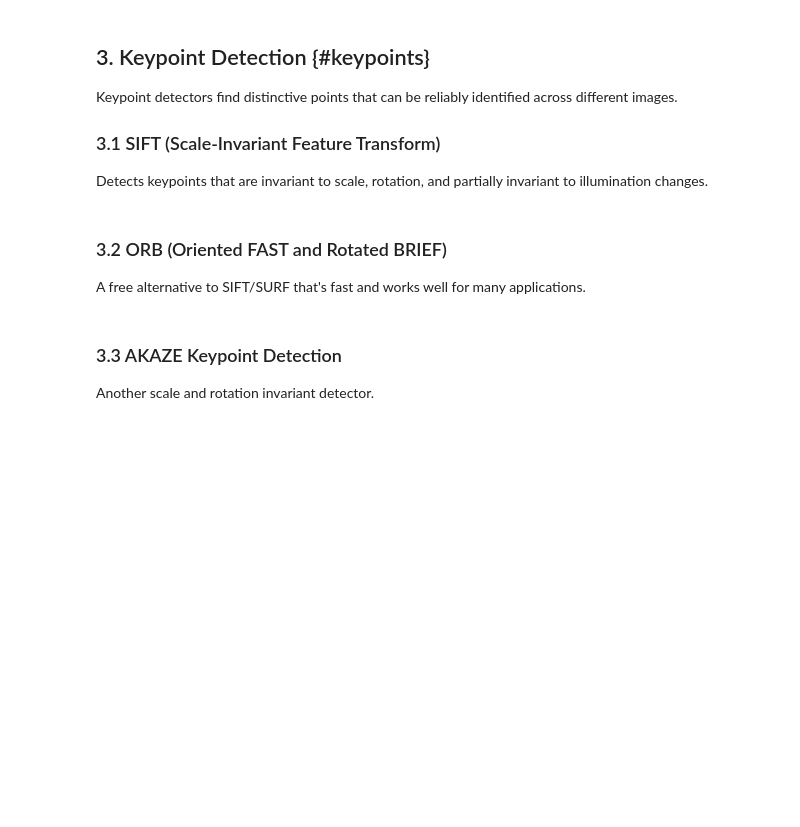
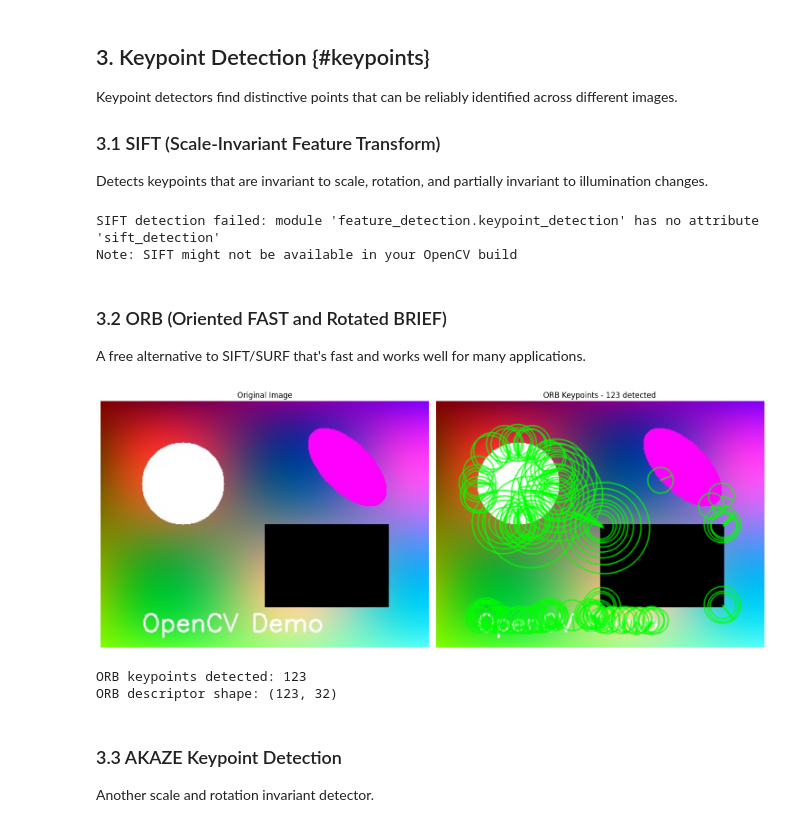
Before and after one commit to vuhung16au/ACU, a Jupyter notebook: DataScience/OpenCV/notebooks/05_feature_detection.ipynb, the cells around one changed output. Cells and saved outputs as stored; diff of their text form; code cells hidden in the pictures; blank space fills up the shorter version.

```diff
--- a/DataScience/OpenCV/notebooks/05_feature_detection.ipynb
+++ b/DataScience/OpenCV/notebooks/05_feature_detection.ipynb
@@ -245,7 +261,7 @@ try:
     # Draw SIFT keypoints
     image_with_sift = cv2.drawKeypoints(
         image, sift_keypoints, None,
-        flags=cv2.DRAW_MATCHES_FLAGS_DRAW_RICH_KEYPOINTS
+        flags=cv2.DrawMatchesFlags_DRAW_RICH_KEYPOINTS
     )
 
     # Display results
@@ -269,39 +285,46 @@ except Exception as e:
     print(f"SIFT detection failed: {e}")
     print("Note: SIFT might not be available in your OpenCV build")
     sift_keypoints, sift_descriptors = [], None
+# %% [output]
+SIFT detection failed: module 'feature_detection.keypoint_detection' has no attribute 'sift_detection'
+Note: SIFT might not be available in your OpenCV build
 # %% [markdown]
 ### 3.2 ORB (Oriented FAST and Rotated BRIEF)
 A free alternative to SIFT/SURF that's fast and works well for many applications.
 # %%
 # Apply ORB keypoint detection
-orb_keypoints, orb_descriptors = keypoint_detection.orb_detection(
+orb_keypoints, orb_descriptors = keypoint_detection.detect_orb(
     gray_image,
-    max_features=500
+    n_features=500
 )
 
 # Draw ORB keypoints
 image_with_orb = cv2.drawKeypoints(
     image, orb_keypoints, None,
     color=(0, 255, 0),
     flags=cv2.DRAW_MATCHES_FLAGS_DRAW_RICH_KEYPOINTS
 )
 
 # Display results
 fig, axes = plt.subplots(1, 2, figsize=(15, 6))
 
 axes[0].imshow(cv2.cvtColor(image, cv2.COLOR_BGR2RGB))
 axes[0].set_title('Original Image')
 axes[0].axis('off')
 
 axes[1].imshow(cv2.cvtColor(image_with_orb, cv2.COLOR_BGR2RGB))
 axes[1].set_title(f'ORB Keypoints - {len(orb_keypoints)} detected')
 axes[1].axis('off')
 
 plt.tight_layout()
 plt.show()
 
 print(f"ORB keypoints detected: {len(orb_keypoints)}")
 print(f"ORB descriptor shape: {orb_descriptors.shape if orb_descriptors is not None else 'None'}")
+# %% [output]
+[figure, added]
+ORB keypoints detected: 123
+ORB descriptor shape: (123, 32)
 # %% [markdown]
 ### 3.3 AKAZE Keypoint Detection
 Another scale and rotation invariant detector.
```
Also changed, not shown: parts of 8 cells of this notebook.
